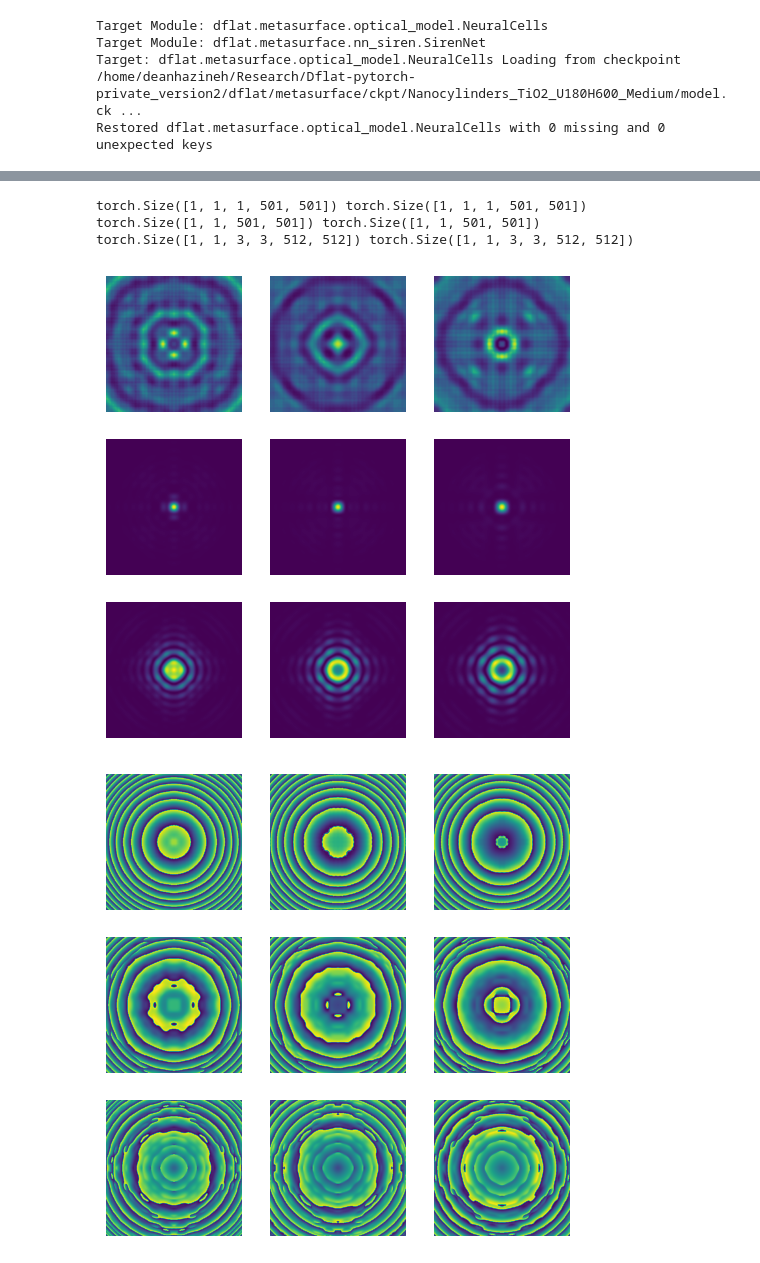
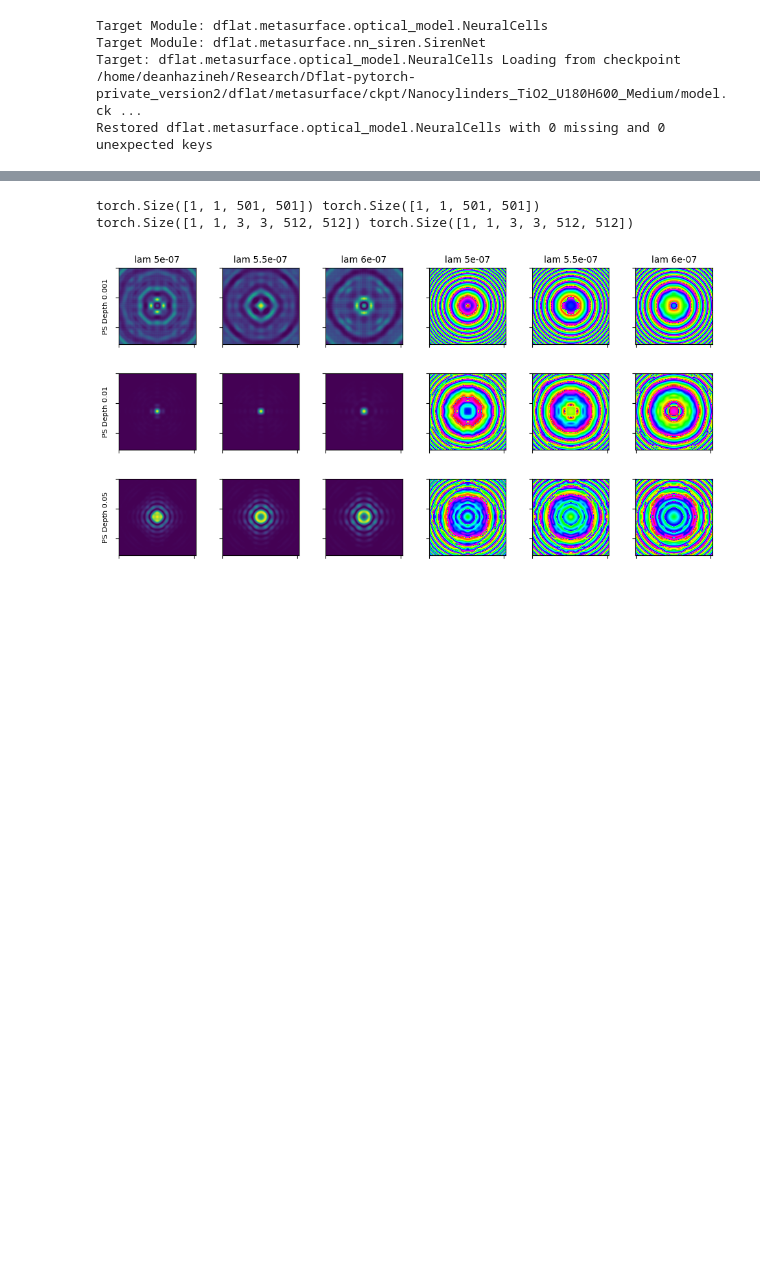
Before and after one commit to DeanHazineh/DFlat, a Jupyter notebook: scripts/demo.ipynb, the cells around one changed output, grey strips where cells are left out. Saved outputs shown, nothing was run; the diff lists cells and outputs as text; code cells hidden in the pictures; blank space fills up the shorter version.

```diff
--- a/scripts/demo.ipynb
+++ b/scripts/demo.ipynb
@@ -31,6 +30,7 @@ ax[1].set_title("phase")
 Text(0.5, 1.0, 'phase')
 [figure]
 # %%
+# Reverse look-up to find the metasurface that implements the target profile
 model_config_path = "metasurface/ckpt/Nanocylinders_TiO2_U180H600_Medium/config.yaml"
 amp_ = amp[None]
 phase_ = phase[None]
@@ -41,7 +41,7 @@ p_norm, p = reverse_lookup_optimize(
     model_config_path,
     lr=1e-1,
     err_thresh=1e-6,
-    max_iter=500,)
+    max_iter=200,)
 # %% [output]
 Target Module: dflat.metasurface.optical_model.NeuralCells
 Target Module: dflat.metasurface.nn_siren.SirenNet
@@ -76,6 +77,5 @@ Restored dflat.metasurface.optical_model.NeuralCells with 0 missing and 0 unexpe
 # %%
-print(est_amp.shape, est_phase.shape)
-
+# Compute the point-spread function for this lens for different conditions
 PSF = PointSpreadFunction(
     in_size=[501, 501],
     in_dx_m=[350e-9, 350e-9],
@@ -87,24 +87,36 @@ PSF = PointSpreadFunction(
     diffraction_engine="ASM")
 
 ps_locs = [[0.0, 0.0, 1e-3], [0.0, 0.0, 1e-2], [0.0, 0.0, 5e-2]]
-intensity, phase = PSF(est_amp, est_phase, [500e-9, 550e-9, 600e-9], ps_locs, aperture=None, normalize_to_aperture=True)
+sim_wl = [500e-9, 550e-9, 600e-9]
+intensity, phase = PSF(est_amp, est_phase, sim_wl, ps_locs, aperture=None, normalize_to_aperture=True)
 print(intensity.shape, phase.shape)
 # %% [output]
-torch.Size([1, 1, 1, 501, 501]) torch.Size([1, 1, 1, 501, 501])
 torch.Size([1, 1, 501, 501]) torch.Size([1, 1, 501, 501])
 torch.Size([1, 1, 3, 3, 512, 512]) torch.Size([1, 1, 3, 3, 512, 512])
 # %%
-fig, ax = plt.subplots(3, 3, figsize=(6,6))
+fig, ax = plt.subplots(3, 6, figsize=(12,6))
+
 for z in range(3):
+
     for l in range(3):
         ax[z,l].imshow(intensity[0,0, z, l,:,:].cpu().numpy())
-        ax[z,l].axis('off')
+        mp_format.formatPlot(
+            fig,
+            ax[z,l],
+            title= f"lam {sim_wl[l]}" if z==0 else "",
+            rmvxLabel=True,
+            rmvyLabel=True,
+            setAspect="equal")
 
-fig, ax = plt.subplots(3, 3, figsize=(6,6))
-for z in range(3):
-    for l in range(3):
-        ax[z,l].imshow(phase[0,0, z, l,:,:].cpu().numpy())
-        ax[z,l].axis('off')
+    for l in np.arange(3,6,1):
+        ax[z,l].imshow(phase[0,0, z, l-3,:,:].cpu().numpy(), cmap='hsv')
+        mp_format.formatPlot(
+            fig,
+            ax[z,l],
+            title= f"lam {sim_wl[l-3]}" if z==0 else "",
+            rmvxLabel=True,
+            rmvyLabel=True,
+            setAspect="equal")
+    ax[z,0].set_ylabel(f"PS Depth {ps_locs[z][2]}")
 # %% [output]
-[figure, old version]
+[figure, new version]
-[figure, removed]
```
Also changed, not shown: parts of 3 cells of this notebook, 3 other files.
